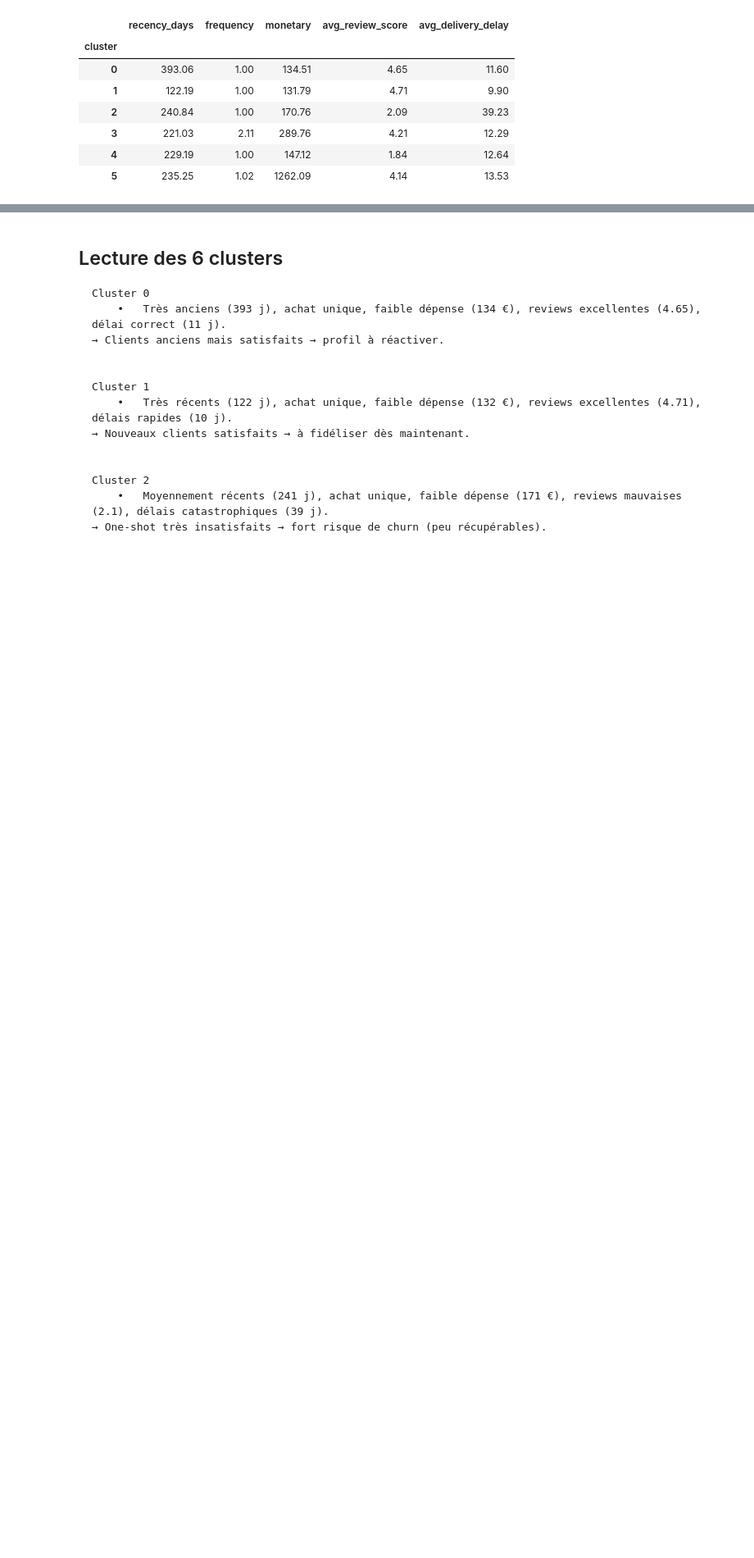
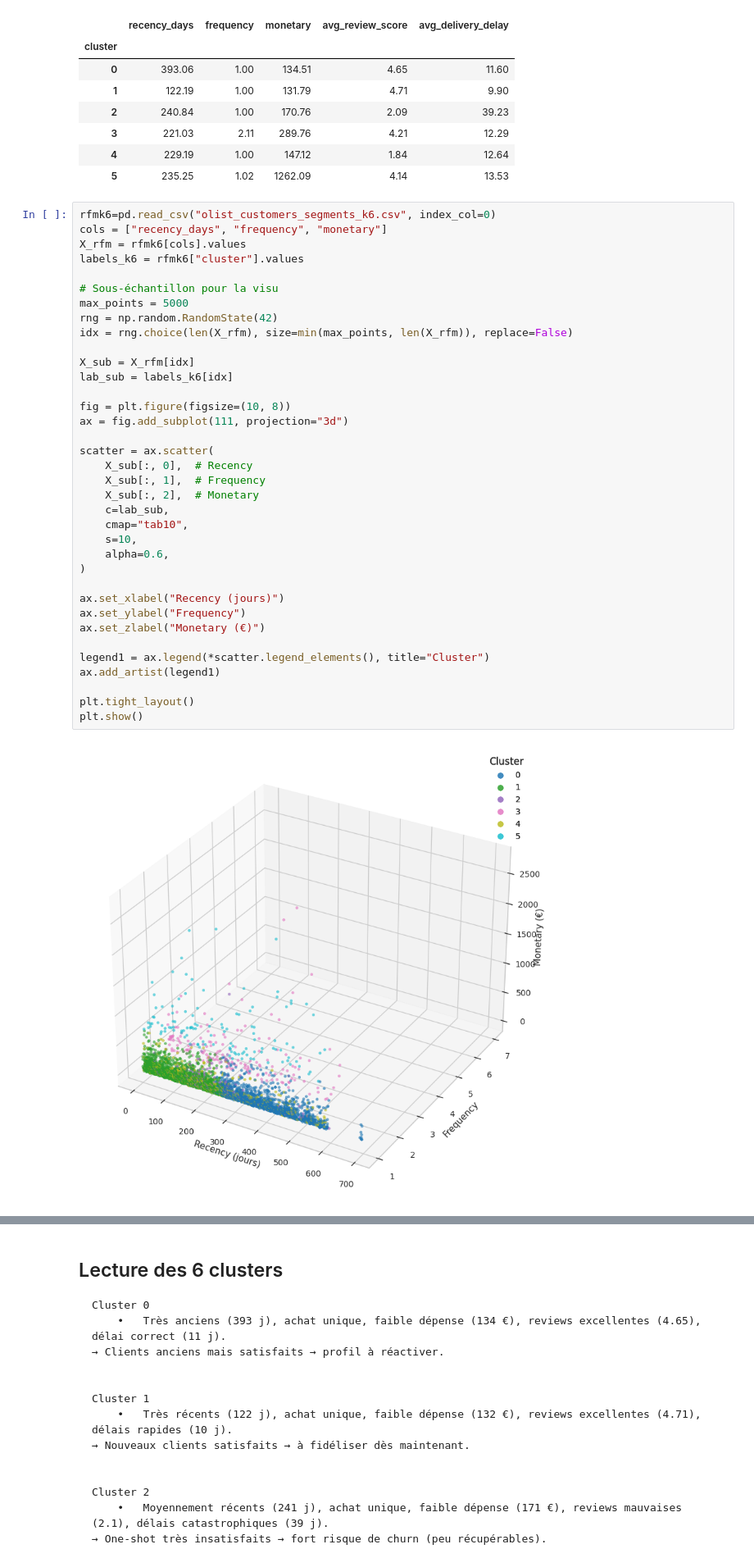
Before and after one commit to AurelienGruzon/customer-segmentation-ecommerce, a Jupyter notebook: notebooks/tests_clusterings.ipynb, the cells around one changed output, grey strips where cells are left out. Shown: that part at 82% size. Drawn from its saved outputs; the diff is of its cells as text; blank space fills up the shorter version.

Commit message:
ajout visualisation 3d

```diff
--- a/notebooks/tests_clusterings.ipynb
+++ b/notebooks/tests_clusterings.ipynb
@@ -195,3 +196,41 @@ K=6 — silhouette: 0.3342499121929497
 | 3 | 221.03 | 2.11 | 289.76 | 4.21 | 12.29 |
 | 4 | 229.19 | 1.00 | 147.12 | 1.84 | 12.64 |
 | 5 | 235.25 | 1.02 | 1262.09 | 4.14 | 13.53 |
+# %%
+rfmk6=pd.read_csv("olist_customers_segments_k6.csv", index_col=0)
+cols = ["recency_days", "frequency", "monetary"]
+X_rfm = rfmk6[cols].values
+labels_k6 = rfmk6["cluster"].values
+
+# Sous-échantillon pour la visu
+max_points = 5000
+rng = np.random.RandomState(42)
+idx = rng.choice(len(X_rfm), size=min(max_points, len(X_rfm)), replace=False)
+
+X_sub = X_rfm[idx]
+lab_sub = labels_k6[idx]
+
+fig = plt.figure(figsize=(10, 8))
+ax = fig.add_subplot(111, projection="3d")
+
+scatter = ax.scatter(
+    X_sub[:, 0],  # Recency
+    X_sub[:, 1],  # Frequency
+    X_sub[:, 2],  # Monetary
+    c=lab_sub,
+    cmap="tab10",
+    s=10,
+    alpha=0.6,
+)
+
+ax.set_xlabel("Recency (jours)")
+ax.set_ylabel("Frequency")
+ax.set_zlabel("Monetary (€)")
+
+legend1 = ax.legend(*scatter.legend_elements(), title="Cluster")
+ax.add_artist(legend1)
+
+plt.tight_layout()
+plt.show()
+# %% [output]
+[figure, added]
```
Also changed, not shown: parts of 2 cells of this notebook.
